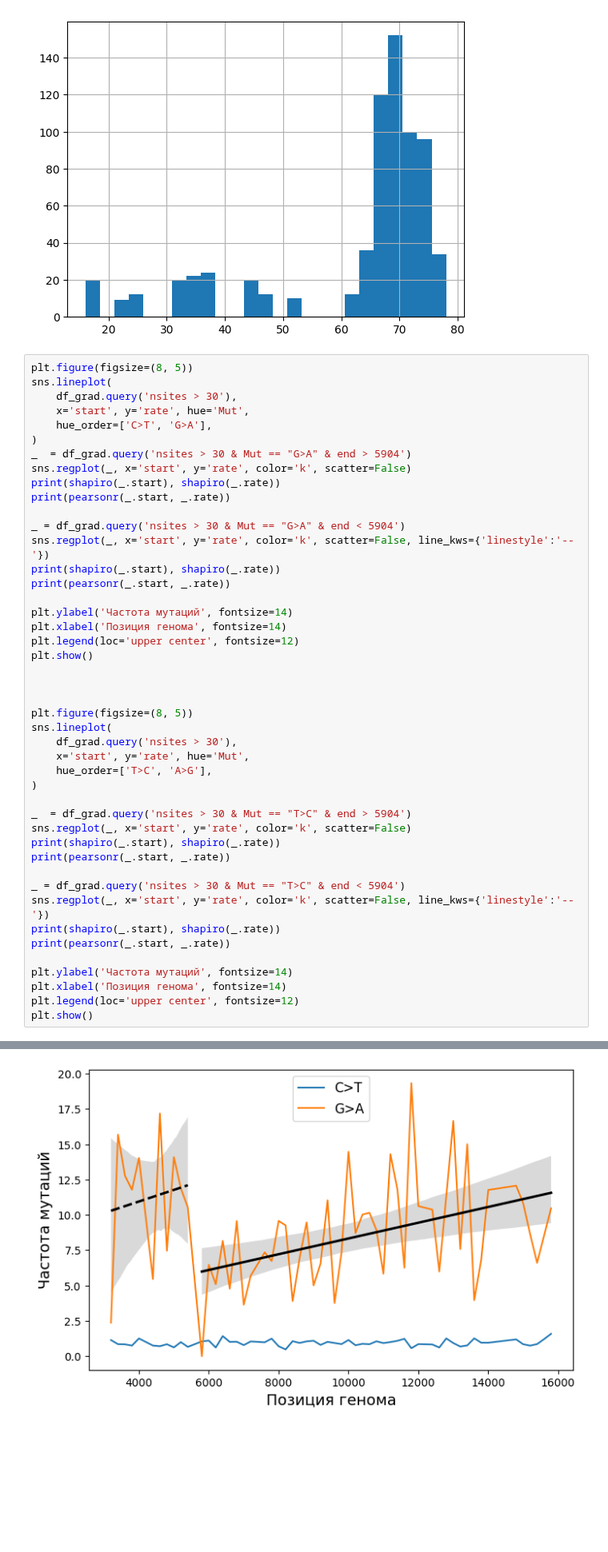
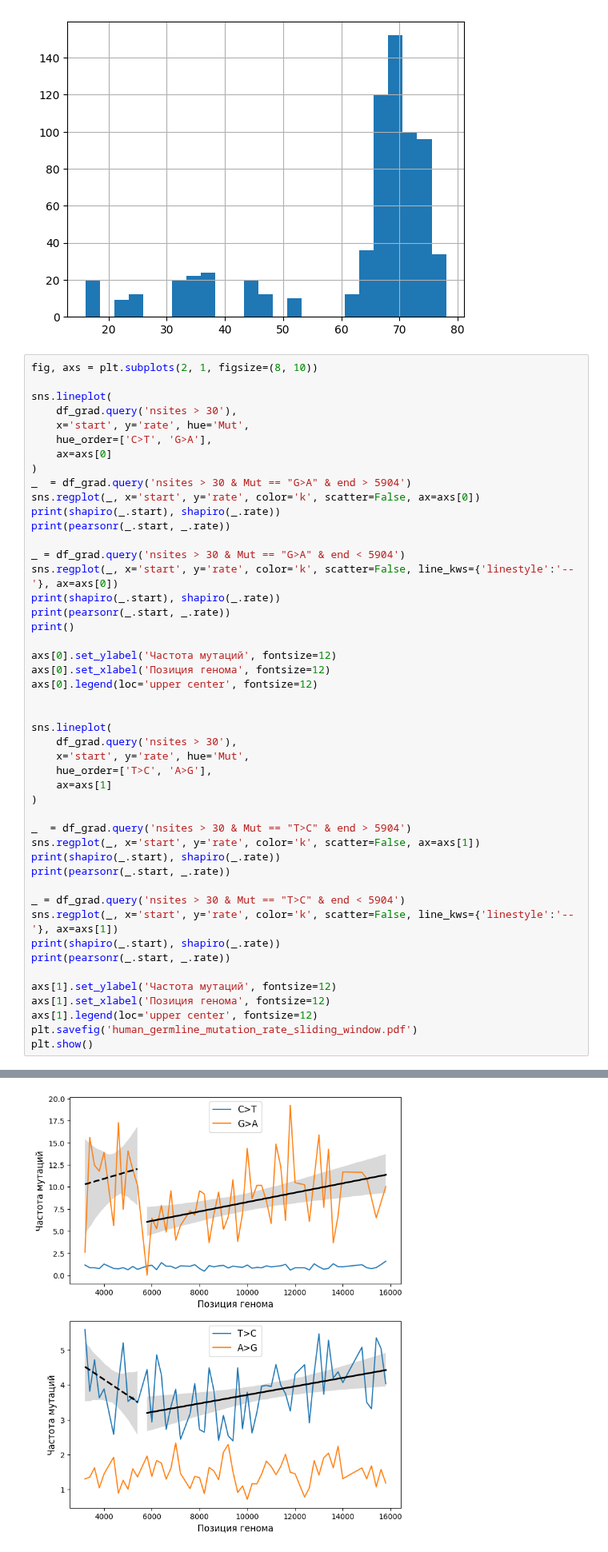
Before and after one commit to mitoclub/AminoAcidShift, a Jupyter notebook: human_germline.ipynb, the cells around one changed output, grey strips where cells are left out. Shown at 80% size. Saved outputs shown, nothing was run; the diff lists cells and outputs as text; blank space fills up the shorter version.

Commit message:
grad image saved

```diff
--- a/human_germline.ipynb
+++ b/human_germline.ipynb
@@ -191,48 +192,50 @@ df_grad.nsites.hist(bins=25)
 <Axes: >
 [figure]
 # %%
-plt.figure(figsize=(8, 5))
+fig, axs = plt.subplots(2, 1, figsize=(8, 10))
+
 sns.lineplot(
     df_grad.query('nsites > 30'),
     x='start', y='rate', hue='Mut',
     hue_order=['C>T', 'G>A'],
+    ax=axs[0]
 )
 _  = df_grad.query('nsites > 30 & Mut == "G>A" & end > 5904')
-sns.regplot(_, x='start', y='rate', color='k', scatter=False)
+sns.regplot(_, x='start', y='rate', color='k', scatter=False, ax=axs[0])
 print(shapiro(_.start), shapiro(_.rate))
 print(pearsonr(_.start, _.rate))
 
 _ = df_grad.query('nsites > 30 & Mut == "G>A" & end < 5904')
-sns.regplot(_, x='start', y='rate', color='k', scatter=False, line_kws={'linestyle':'--'})
+sns.regplot(_, x='start', y='rate', color='k', scatter=False, line_kws={'linestyle':'--'}, ax=axs[0])
 print(shapiro(_.start), shapiro(_.rate))
 print(pearsonr(_.start, _.rate))
+print()
 
-plt.ylabel('Частота мутаций', fontsize=14)
-plt.xlabel('Позиция генома', fontsize=14)
-plt.legend(loc='upper center', fontsize=12)
-plt.show()
+axs[0].set_ylabel('Частота мутаций', fontsize=12)
+axs[0].set_xlabel('Позиция генома', fontsize=12)
+axs[0].legend(loc='upper center', fontsize=12)
 
 
-
-plt.figure(figsize=(8, 5))
 sns.lineplot(
     df_grad.query('nsites > 30'),
     x='start', y='rate', hue='Mut',
     hue_order=['T>C', 'A>G'],
+    ax=axs[1]
 )
 
 _  = df_grad.query('nsites > 30 & Mut == "T>C" & end > 5904')
-sns.regplot(_, x='start', y='rate', color='k', scatter=False)
+sns.regplot(_, x='start', y='rate', color='k', scatter=False, ax=axs[1])
 print(shapiro(_.start), shapiro(_.rate))
 print(pearsonr(_.start, _.rate))
 
 _ = df_grad.query('nsites > 30 & Mut == "T>C" & end < 5904')
-sns.regplot(_, x='start', y='rate', color='k', scatter=False, line_kws={'linestyle':'--'})
+sns.regplot(_, x='start', y='rate', color='k', scatter=False, line_kws={'linestyle':'--'}, ax=axs[1])
 print(shapiro(_.start), shapiro(_.rate))
 print(pearsonr(_.start, _.rate))
 
-plt.ylabel('Частота мутаций', fontsize=14)
-plt.xlabel('Позиция генома', fontsize=14)
-plt.legend(loc='upper center', fontsize=12)
+axs[1].set_ylabel('Частота мутаций', fontsize=12)
+axs[1].set_xlabel('Позиция генома', fontsize=12)
+axs[1].legend(loc='upper center', fontsize=12)
+plt.savefig('human_germline_mutation_rate_sliding_window.pdf')
 plt.show()
 # %% [output]
@@ -243 +251 @@ PearsonRResult(statistic=np.float64(0.13833949884201852), pvalue=np.float64(0.68
-[figure, old version]
+[figure, new version]
```
Also changed, not shown: parts of 5 cells of this notebook, 1 other file.
